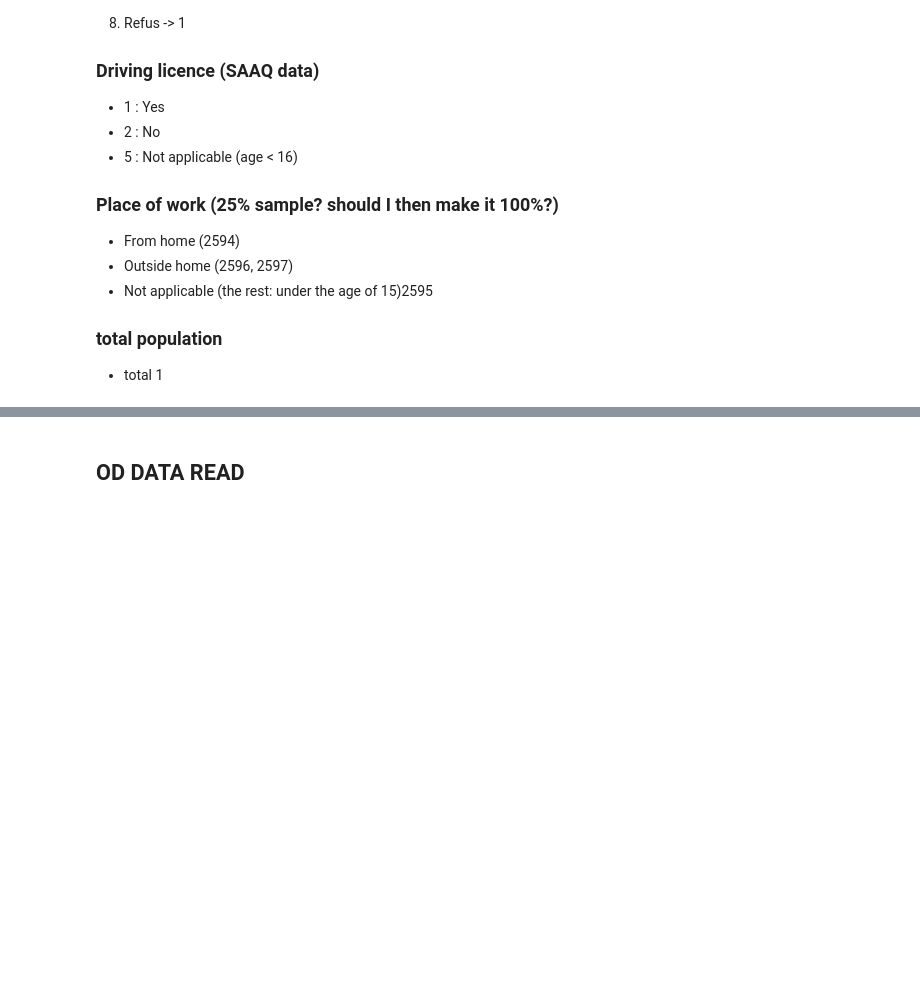
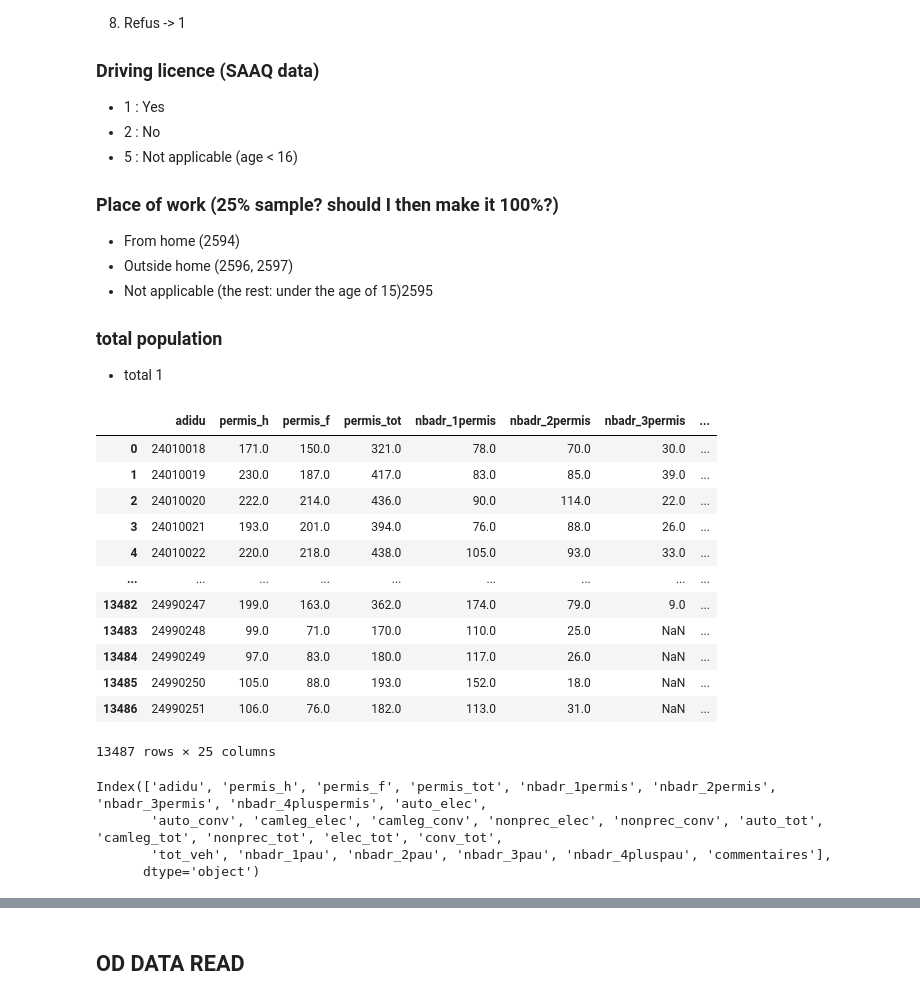
Before and after one commit to auzpatwary37/MATSimPipelineMontreal, a Jupyter notebook: popgen_input_data/Ashraf/zone_read.ipynb, the cells around one changed output, grey strips where cells are left out. Cells and saved outputs as stored; diff of their text form; code cells hidden in the pictures; blank space fills up the shorter version.

```diff
--- a/popgen_input_data/Ashraf/zone_read.ipynb
+++ b/popgen_input_data/Ashraf/zone_read.ipynb
@@ -215,3 +236,28 @@ mapping Occupation variable with HTS data:
 
 ### total population
 + total 1
+# %%
+saaq_data = pd.read_excel(saaq_file_location, sheet_name="2016_csv")
+saaq_data = saaq_data[saaq_data.adidu!='Non precise ou hors Quebec']
+saaq_data
+# %% [output]
+|  | adidu | permis_h | permis_f | permis_tot | nbadr_1permis | nbadr_2permis | nbadr_3permis | ... |
+| 0 | 24010018 | 171.0 | 150.0 | 321.0 | 78.0 | 70.0 | 30.0 | ... |
+| 1 | 24010019 | 230.0 | 187.0 | 417.0 | 83.0 | 85.0 | 39.0 | ... |
+| 2 | 24010020 | 222.0 | 214.0 | 436.0 | 90.0 | 114.0 | 22.0 | ... |
+| 3 | 24010021 | 193.0 | 201.0 | 394.0 | 76.0 | 88.0 | 26.0 | ... |
+| 4 | 24010022 | 220.0 | 218.0 | 438.0 | 105.0 | 93.0 | 33.0 | ... |
+| ... | ... | ... | ... | ... | ... | ... | ... | ... |
+| 13482 | 24990247 | 199.0 | 163.0 | 362.0 | 174.0 | 79.0 | 9.0 | ... |
+| 13483 | 24990248 | 99.0 | 71.0 | 170.0 | 110.0 | 25.0 | NaN | ... |
+| 13484 | 24990249 | 97.0 | 83.0 | 180.0 | 117.0 | 26.0 | NaN | ... |
+| 13485 | 24990250 | 105.0 | 88.0 | 193.0 | 152.0 | 18.0 | NaN | ... |
+| 13486 | 24990251 | 106.0 | 76.0 | 182.0 | 113.0 | 31.0 | NaN | ... |
+13487 rows × 25 columns
+# %%
+saaq_data.keys()
+# %% [output]
+Index(['adidu', 'permis_h', 'permis_f', 'permis_tot', 'nbadr_1permis', 'nbadr_2permis', 'nbadr_3permis', 'nbadr_4pluspermis', 'auto_elec',
+       'auto_conv', 'camleg_elec', 'camleg_conv', 'nonprec_elec', 'nonprec_conv', 'auto_tot', 'camleg_tot', 'nonprec_tot', 'elec_tot', 'conv_tot',
+       'tot_veh', 'nbadr_1pau', 'nbadr_2pau', 'nbadr_3pau', 'nbadr_4pluspau', 'commentaires'],
+      dtype='object')
```
Also changed, not shown: parts of 54 cells of this notebook.
